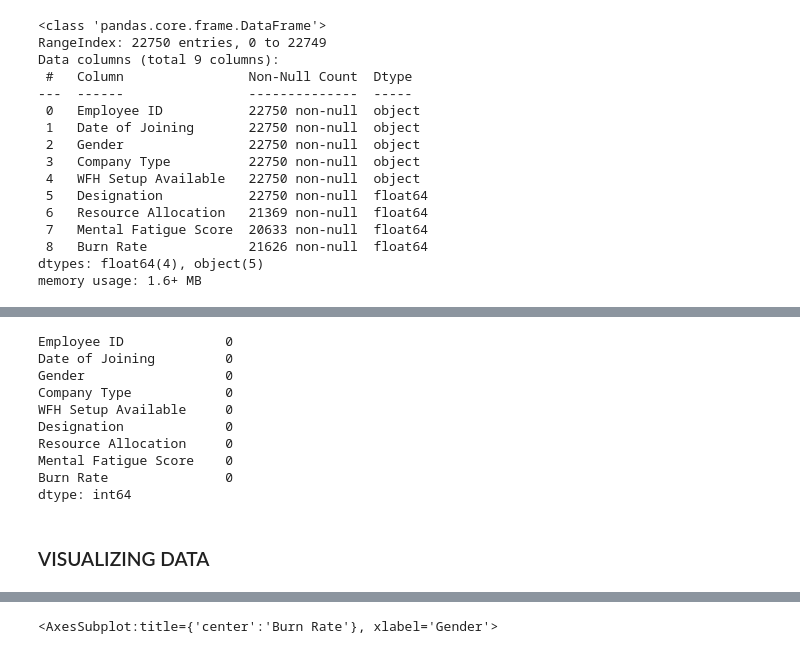
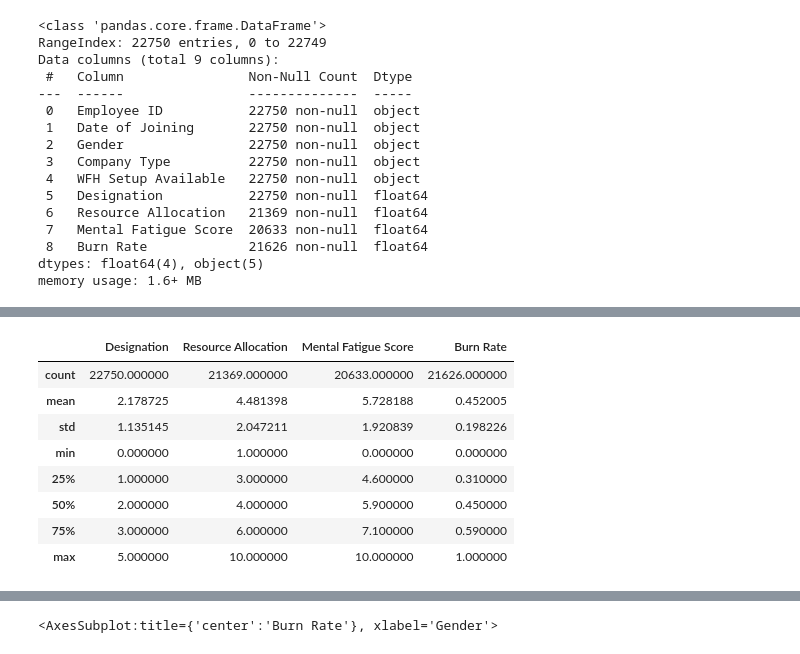
Before and after one commit to Vidhi-Khubchandani/Employee-Burnout, a Jupyter notebook: ML Project.ipynb, the cells around one changed output, grey strips where cells are left out. Cells and saved outputs as stored; diff of their text form; code cells hidden in the pictures.

```diff
--- a/ML Project.ipynb
+++ b/ML Project.ipynb
@@ -106,18 +73,15 @@ memory usage: 1.4+ MB
-# %%
-Train_Data.isna().sum()
-# %% [output]
-Employee ID             0
-Date of Joining         0
-Gender                  0
-Company Type            0
-WFH Setup Available     0
-Designation             0
-Resource Allocation     0
-Mental Fatigue Score    0
-Burn Rate               0
-dtype: int64
-# %% [markdown]
-### VISUALIZING DATA
+# %%
+Train_Data.describe()
+# %% [output]
+|  | Designation | Resource Allocation | Mental Fatigue Score | Burn Rate |
+| count | 22750.000000 | 21369.000000 | 20633.000000 | 21626.000000 |
+| mean | 2.178725 | 4.481398 | 5.728188 | 0.452005 |
+| std | 1.135145 | 2.047211 | 1.920839 | 0.198226 |
+| min | 0.000000 | 1.000000 | 0.000000 | 0.000000 |
+| 25% | 1.000000 | 3.000000 | 4.600000 | 0.310000 |
+| 50% | 2.000000 | 4.000000 | 5.900000 | 0.450000 |
+| 75% | 3.000000 | 6.000000 | 7.100000 | 0.590000 |
+| max | 5.000000 | 10.000000 | 10.000000 | 1.000000 |
 # %%
 ### BURN RATE V/S GENDER
 Train_Data[['Gender', 'Burn Rate']].groupby('Gender').agg('mean')
```
Also changed, not shown: parts of 67 cells of this notebook, 8 other files.
